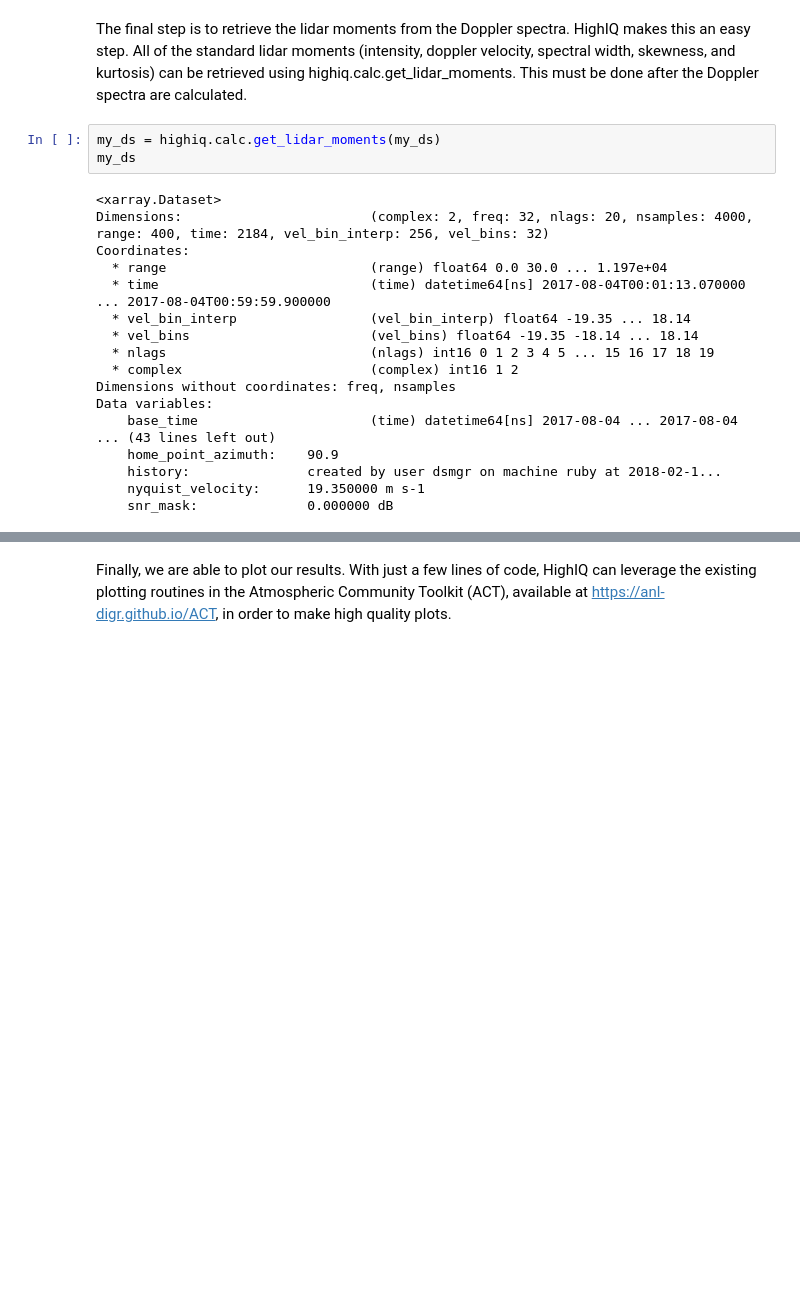
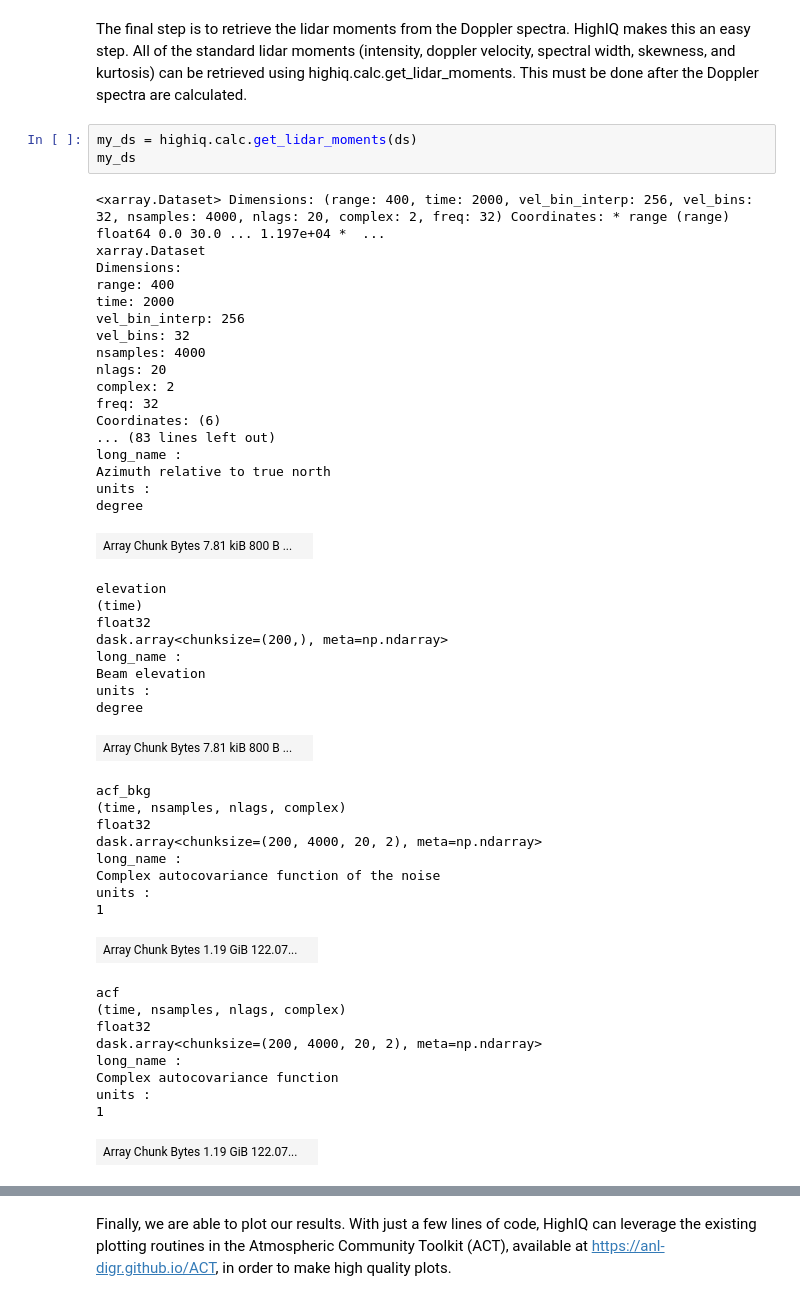
Before and after one commit to rcjackson/HighIQ, a Jupyter notebook: notebooks/HighIQ example notebook.ipynb, the cells around one changed output, grey strips where cells are left out. Cells and saved outputs as stored; diff of their text form; blank space fills up the shorter version.

```diff
--- a/notebooks/HighIQ example notebook.ipynb
+++ b/notebooks/HighIQ example notebook.ipynb
@@ -90,23 +75,51 @@ plt.savefig('bimodal_spectra.png', dpi=300)
 # %% [markdown]
 The final step is to retrieve the lidar moments from the Doppler spectra. HighIQ makes this an easy step. All of the standard lidar moments (intensity, doppler velocity, spectral width, skewness, and kurtosis) can be retrieved using highiq.calc.get_lidar_moments. This must be done after the Doppler spectra are calculated.
 # %%
-my_ds = highiq.calc.get_lidar_moments(my_ds)
+my_ds = highiq.calc.get_lidar_moments(ds)
 my_ds
 # %% [output]
-<xarray.Dataset>
-Dimensions:                        (complex: 2, freq: 32, nlags: 20, nsamples: 4000, range: 400, time: 2184, vel_bin_interp: 256, vel_bins: 32)
-Coordinates:
-  * range                          (range) float64 0.0 30.0 ... 1.197e+04
-  * time                           (time) datetime64[ns] 2017-08-04T00:01:13.070000 ... 2017-08-04T00:59:59.900000
-  * vel_bin_interp                 (vel_bin_interp) float64 -19.35 ... 18.14
-  * vel_bins                       (vel_bins) float64 -19.35 -18.14 ... 18.14
-  * nlags                          (nlags) int16 0 1 2 3 4 5 ... 15 16 17 18 19
-  * complex                        (complex) int16 1 2
-Dimensions without coordinates: freq, nsamples
-Data variables:
-    base_time                      (time) datetime64[ns] 2017-08-04 ... 2017-08-04
-... (43 lines left out)
-    home_point_azimuth:    90.9
-    history:               created by user dsmgr on machine ruby at 2018-02-1...
-    nyquist_velocity:      19.350000 m s-1
-    snr_mask:              0.000000 dB
+<xarray.Dataset> Dimensions: (range: 400, time: 2000, vel_bin_interp: 256, vel_bins: 32, nsamples: 4000, nlags: 20, complex: 2, freq: 32) Coordinates: * range (range) float64 0.0 30.0 ... 1.197e+04 *  ...
+xarray.Dataset
+Dimensions:
+range: 400
+time: 2000
+vel_bin_interp: 256
+vel_bins: 32
+nsamples: 4000
+nlags: 20
+complex: 2
+freq: 32
+Coordinates: (6)
+... (83 lines left out)
+long_name :
+Azimuth relative to true north
+units :
+degree
+| Array Chunk Bytes 7.81 kiB 800 B ... |  |
+elevation
+(time)
+float32
+dask.array<chunksize=(200,), meta=np.ndarray>
+long_name :
+Beam elevation
+units :
+degree
+| Array Chunk Bytes 7.81 kiB 800 B ... |  |
+acf_bkg
+(time, nsamples, nlags, complex)
+float32
+dask.array<chunksize=(200, 4000, 20, 2), meta=np.ndarray>
+long_name :
+Complex autocovariance function of the noise
+units :
+1
+| Array Chunk Bytes 1.19 GiB 122.07... |  |
+acf
+(time, nsamples, nlags, complex)
+float32
+dask.array<chunksize=(200, 4000, 20, 2), meta=np.ndarray>
+long_name :
+Complex autocovariance function
+units :
+1
+| Array Chunk Bytes 1.19 GiB 122.07... |  |
```
Also changed, not shown: parts of 11 cells of this notebook, 10 other files.
